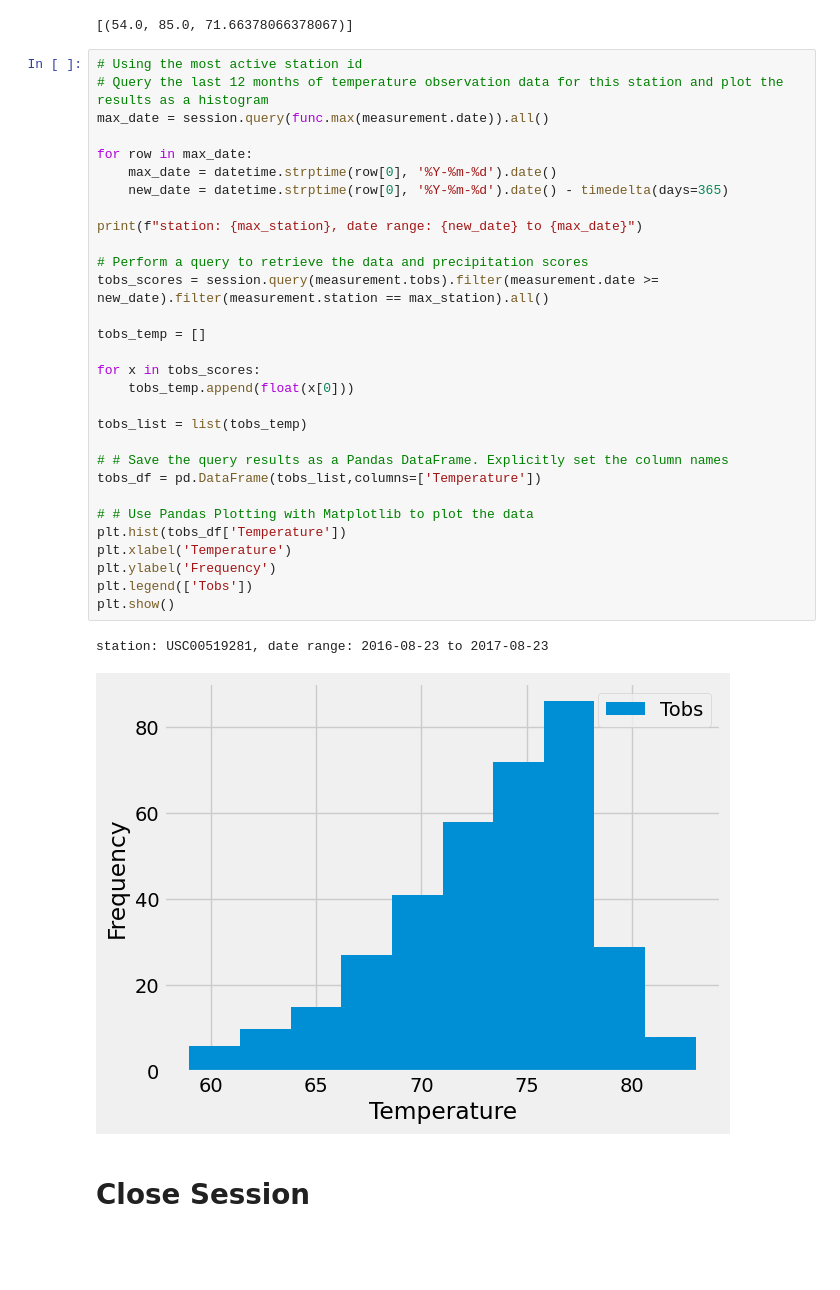
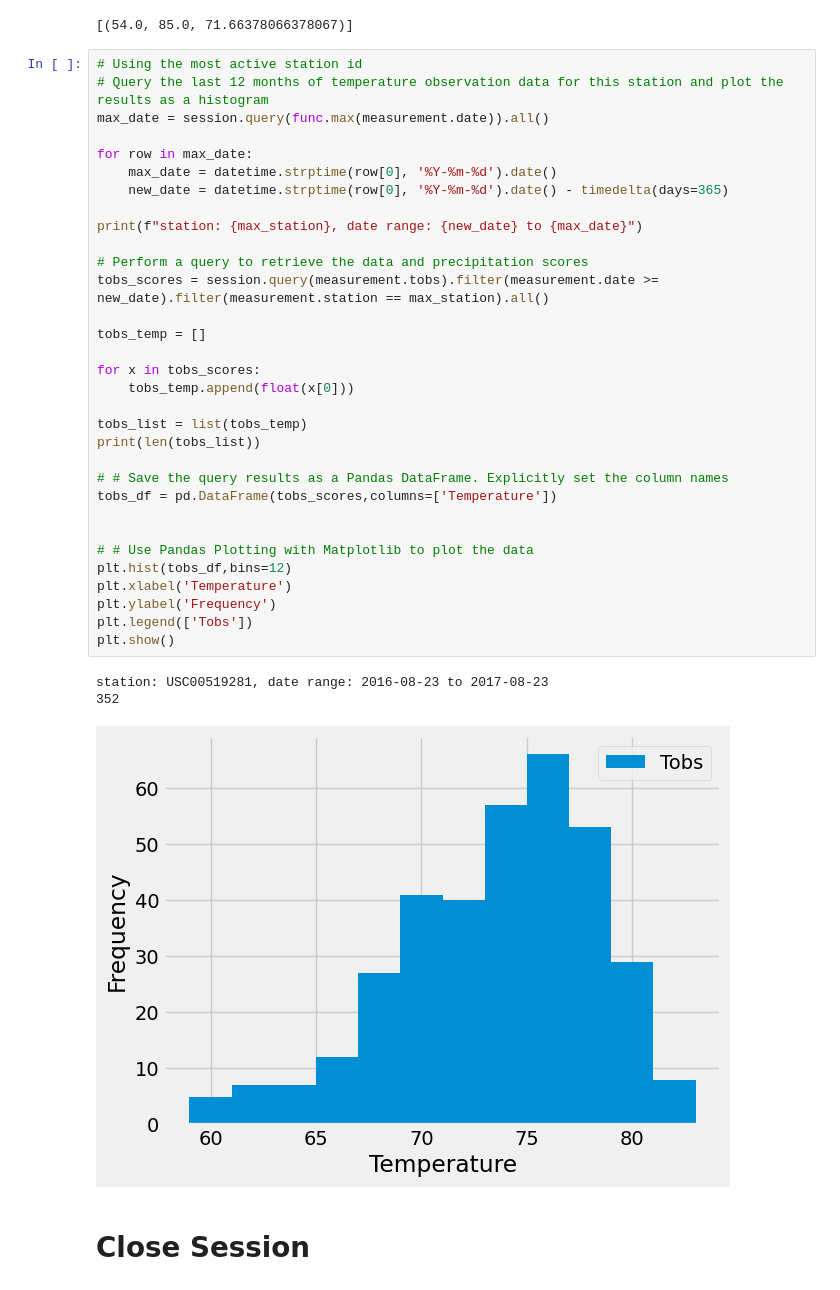
Before and after one commit to CharlesQuinn1/sqlalchemy-challenge, a Jupyter notebook: SurfsUp/climate_starter.ipynb, the cells around one changed output. Saved outputs shown, nothing was run; the diff lists cells and outputs as text; blank space fills up the shorter version.

```diff
--- a/SurfsUp/climate_starter.ipynb
+++ b/SurfsUp/climate_starter.ipynb
@@ -153,36 +153,39 @@ max_station_stat
 # %%
 # Using the most active station id
 # Query the last 12 months of temperature observation data for this station and plot the results as a histogram
 max_date = session.query(func.max(measurement.date)).all()
 
 for row in max_date:
     max_date = datetime.strptime(row[0], '%Y-%m-%d').date()
     new_date = datetime.strptime(row[0], '%Y-%m-%d').date() - timedelta(days=365)
 
 print(f"station: {max_station}, date range: {new_date} to {max_date}")
 
 # Perform a query to retrieve the data and precipitation scores
 tobs_scores = session.query(measurement.tobs).filter(measurement.date >= new_date).filter(measurement.station == max_station).all()
 
 tobs_temp = []
 
 for x in tobs_scores:
     tobs_temp.append(float(x[0]))
 
 tobs_list = list(tobs_temp)
+print(len(tobs_list))
 
 # # Save the query results as a Pandas DataFrame. Explicitly set the column names
-tobs_df = pd.DataFrame(tobs_list,columns=['Temperature'])
+tobs_df = pd.DataFrame(tobs_scores,columns=['Temperature'])
+
 
 # # Use Pandas Plotting with Matplotlib to plot the data
-plt.hist(tobs_df['Temperature'])
+plt.hist(tobs_df,bins=12)
 plt.xlabel('Temperature')
 plt.ylabel('Frequency')
 plt.legend(['Tobs'])
 plt.show()
 # %% [output]
 station: USC00519281, date range: 2016-08-23 to 2017-08-23
+352
-[figure, old version]
+[figure, new version]
 # %% [markdown]
 # Close Session
 # %%
```
